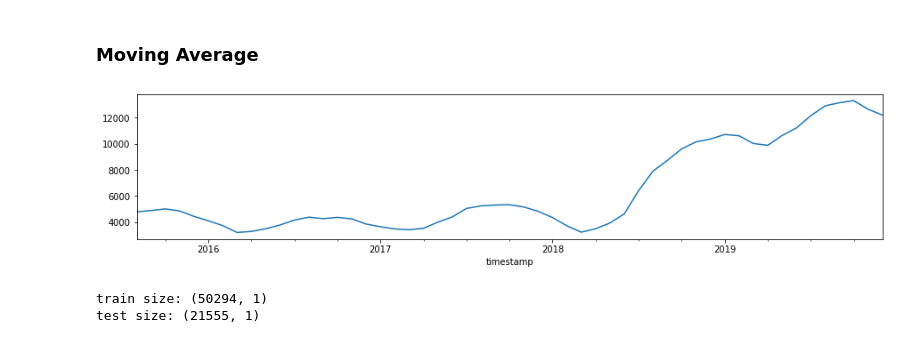
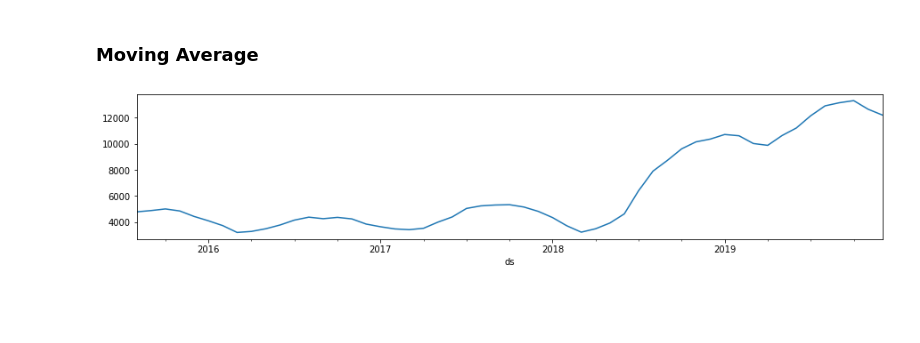
Before and after one commit to crisgiovanoni/jncc_project, a Jupyter notebook: modeling.ipynb, the cells around one changed output. Saved outputs shown, nothing was run; the diff lists cells and outputs as text; code cells hidden in the pictures; blank space fills up the shorter version.

```diff
--- a/modeling.ipynb
+++ b/modeling.ipynb
@@ -1333,3 +1337,6 @@ from sklearn.model_selection import train_test_split
+# %%
+df = pd.read_csv("main_df.csv", low_memory=False)
+df.timestamp = pd.to_datetime(df.timestamp)
 # %%
 df.category.unique()
 # %% [output]
@@ -1344,3 +1351,6 @@ array(['Adult Clinics', 'Tennis Lessons', 'Leagues', 'Junior Clinics',
        'Court Time'], dtype=object)
 # %%
 df.category = np.where(df.item_group == "Court Time", "Admin", df.category)
+# %%
+d = df.copy()
+d.rename(columns={"timestamp":"ds","total":"y"},inplace=True)
@@ -1355,0 +1368,7 @@ dffitness = df[df.category == "Fitness"].set_index("timestamp")
+# %%
+dfbar = d[d.category == "Bar"].set_index("ds").resample("D").sum()[["y"]].reset_index()
+dfps = d[d.category == "Pro Shop"].set_index("ds").resample("D").sum()[["y"]].reset_index()
+dfprog = d[d.category == "Program"].set_index("ds").resample("D").sum()[["y"]].reset_index()
+dftennis = d[d.category == "Tennis"].set_index("ds").resample("D").sum()[["y"]].reset_index()
+dfadmin = d[d.category == "Admin"].set_index("ds").resample("D").sum()[["y"]].reset_index()
+dffitness = d[d.category == "Fitness"].set_index("ds").resample("D").sum()[["y"]].reset_index()
@@ -1365,17 +1398,8 @@ Text(0.5, 1.0, 'Bar Sales')
 # %% [markdown]
 ### Moving Average
 # %%
-bar_rolling = dfbar.resample('M').sum().rolling(8, min_periods=8).mean().dropna()
-bar_rolling.total.plot(figsize=(15, 3), legend=False)
+bar_rolling = dfbar.set_index("ds").resample('M').sum().rolling(8, min_periods=8).mean().dropna()
+bar_rolling.y.plot(figsize=(15, 3), legend=False)
 plt.show()
 # %% [output]
-[figure, old version]
+[figure, new version]
-# %%
-#SPLIT
-
-bar_train, bar_test = train_test_split(dfbar[["total"]],train_size=0.7,random_state=123)
-print(f"train size: {bar_train.shape}")
-print(f"test size: {bar_test.shape}")
-# %% [output]
-train size: (50294, 1)
-test size: (21555, 1)
```
Also changed, not shown: parts of 24 cells of this notebook.
